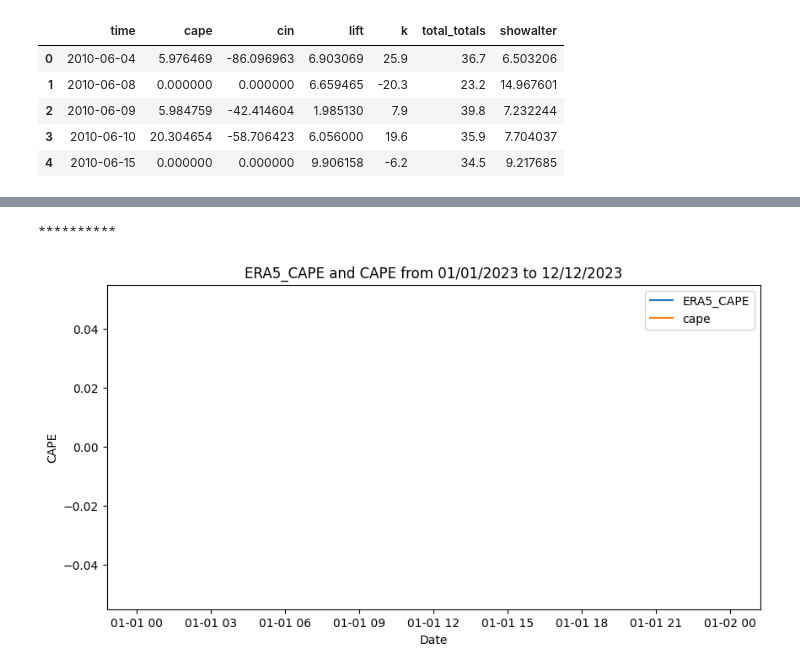
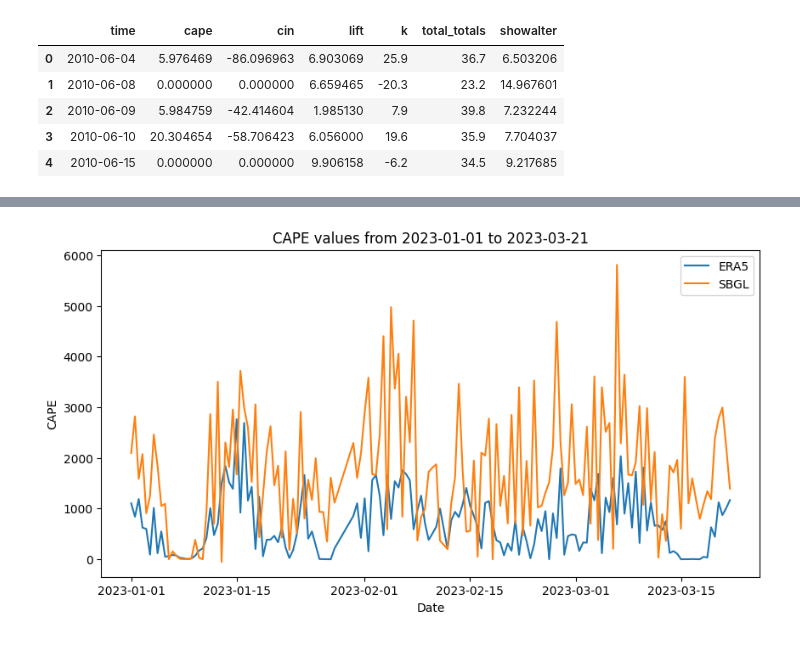
Before and after one commit to NietoCurcio/atmoseer, a Jupyter notebook: notebooks/ERA5.ipynb, the cells around one changed output, grey strips where cells are left out. Cells and saved outputs as stored; diff of their text form; code cells hidden in the pictures.

```diff
--- a/notebooks/ERA5.ipynb
+++ b/notebooks/ERA5.ipynb
@@ -1051,30 +1031,17 @@ memory usage: 1.3 MB
 import pandas as pd
 import matplotlib.pyplot as plt
 
-# Assuming df is the DataFrame with a datetime index and columns 'ERA5_CAPE' and 'cape'
-
-def plot_cape_columns(df):
-    # Ensure the index is of datetime type
-    if not pd.api.types.is_datetime64_any_dtype(df.index):
-        df.index = pd.to_datetime(df.index)
-
-    # Define the start and end date for the period
-    start_date = '2022-01-01'
-    end_date = '2023-04-21'
-
+def plot_cape_values(df, start_date, end_date):
     # Filter the DataFrame to include only the data within the specified date range
     filtered_df = df[start_date:end_date]
 
-    filtered_df.head()
-    print(10*'*')
-
     # Plot the data
     plt.figure(figsize=(10, 5))
-    plt.plot(filtered_df.index, filtered_df['ERA5_CAPE'], label='ERA5_CAPE')
-    plt.plot(filtered_df.index, filtered_df['cape'], label='cape')
+    plt.plot(filtered_df.index, filtered_df['ERA5_CAPE'], label='ERA5')
+    plt.plot(filtered_df.index, filtered_df['cape'], label='SBGL')
 
     # Adding title and labels
-    plt.title(f'ERA5_CAPE and CAPE from {start_date} to {end_date}')
+    plt.title(f'CAPE values from {start_date} to {end_date}')
     plt.xlabel('Date')
     plt.ylabel('CAPE')
 
@@ -1083,15 +1050,3 @@ def plot_cape_columns(df):
 
     # Display the plot
     plt.show()
-
-# Example usage:
-# df = pd.DataFrame({
-#     'ERA5_CAPE': [...],  # Your data here
-#     'cape': [...],       # Your data here
-# }, index=pd.date_range(start='2022-01-01', periods=730, freq='D'))
-
-# Ensure the index is of datetime type (if it's not already)
-# df.index = pd.to_datetime(df.index)
-
-# Call the function to plot the data
-# plot_cape_columns(df)
@@ -1132,5 +1053,6 @@ memory usage: 0.0 bytes
 # %%
-plot_cape_columns(df_joined)
+start_date = '2023-01-01'
+end_date = '2023-03-21'
+plot_cape_values(df_joined, start_date, end_date)
 # %% [output]
-**********
-[figure, old version]
+[figure, new version]
```
Also changed, not shown: parts of 14 cells of this notebook, 6 other files.
